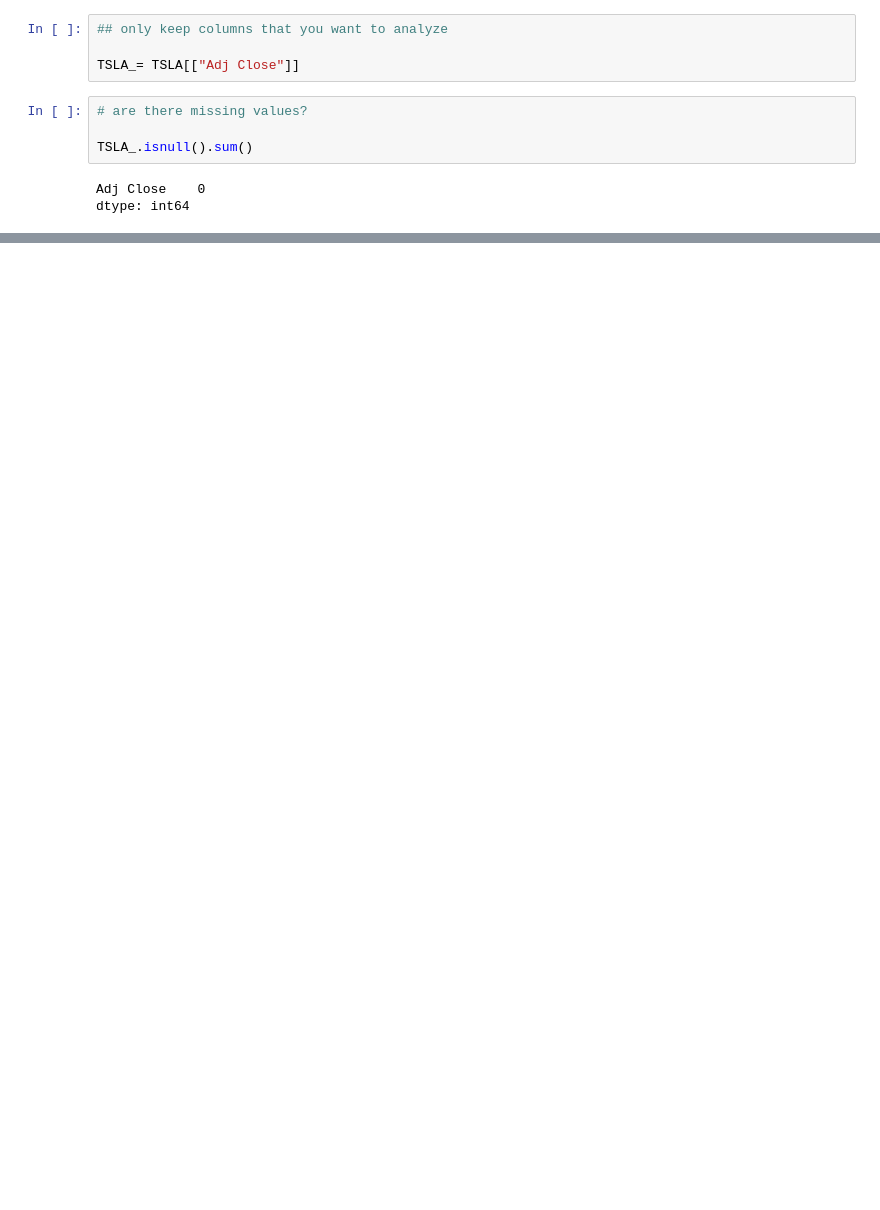
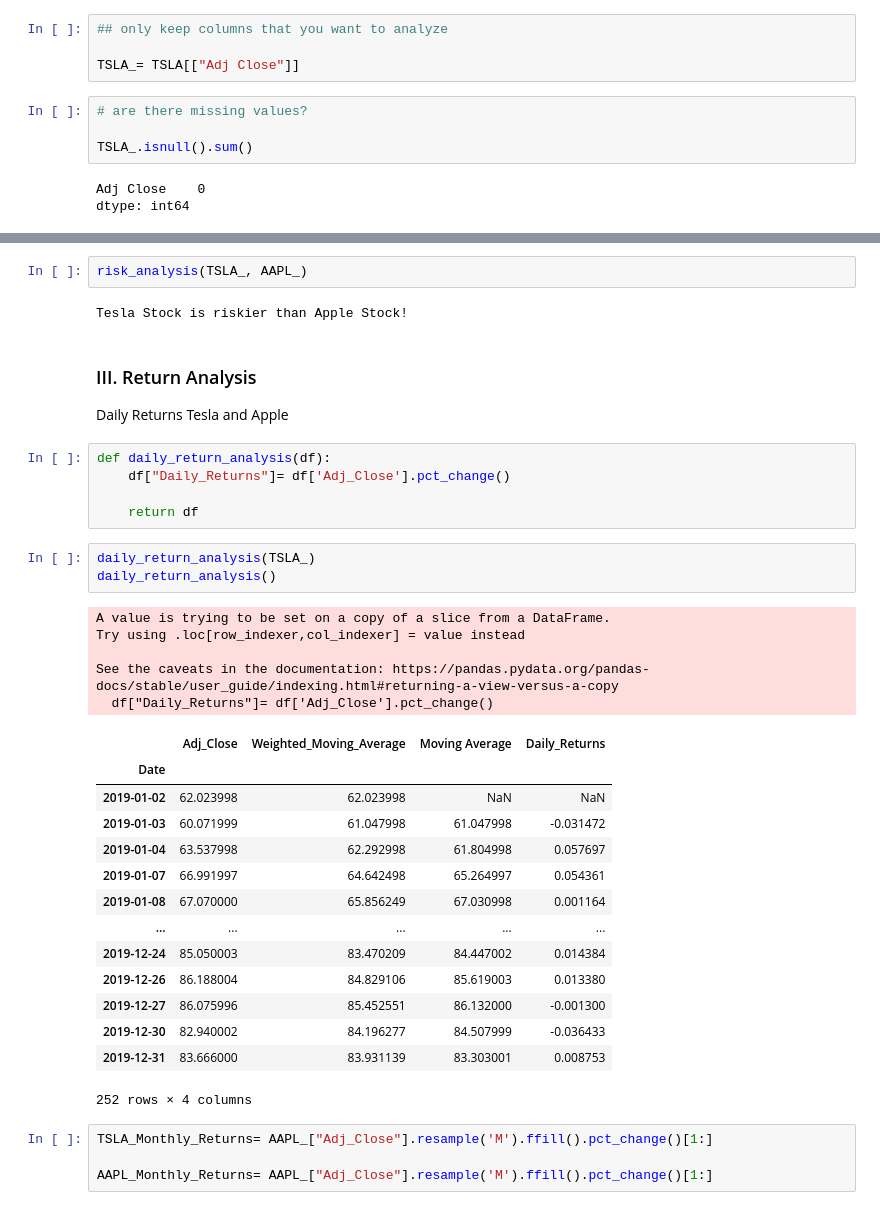
Before and after one commit to sandranachforg/BaruchAIS_Workshop_Series, a Jupyter notebook: BaruchAIS_WorkshopSeries.ipynb, the cells around one changed output, grey strips where cells are left out. Saved outputs shown, nothing was run; the diff lists cells and outputs as text; blank space fills up the shorter version.

```diff
--- a/BaruchAIS_WorkshopSeries.ipynb
+++ b/BaruchAIS_WorkshopSeries.ipynb
@@ -108,0 +231,40 @@ TSLA_.Adj_Close.mean()
+# %%
+risk_analysis(TSLA_, AAPL_)
+# %% [output]
+Tesla Stock is riskier than Apple Stock!
+# %% [markdown]
+### III. Return Analysis
+
+Daily Returns Tesla and Apple
+# %%
+def daily_return_analysis(df):
+    df["Daily_Returns"]= df['Adj_Close'].pct_change()
+
+    return df
+# %%
+daily_return_analysis(TSLA_)
+daily_return_analysis()
+# %% [output]
+A value is trying to be set on a copy of a slice from a DataFrame.
+Try using .loc[row_indexer,col_indexer] = value instead
+
+See the caveats in the documentation: https://pandas.pydata.org/pandas-docs/stable/user_guide/indexing.html#returning-a-view-versus-a-copy
+  df["Daily_Returns"]= df['Adj_Close'].pct_change()
+|  | Adj_Close | Weighted_Moving_Average | Moving Average | Daily_Returns |
+| Date |  |  |  |  |
+| 2019-01-02 | 62.023998 | 62.023998 | NaN | NaN |
+| 2019-01-03 | 60.071999 | 61.047998 | 61.047998 | -0.031472 |
+| 2019-01-04 | 63.537998 | 62.292998 | 61.804998 | 0.057697 |
+| 2019-01-07 | 66.991997 | 64.642498 | 65.264997 | 0.054361 |
+| 2019-01-08 | 67.070000 | 65.856249 | 67.030998 | 0.001164 |
+| ... | ... | ... | ... | ... |
+| 2019-12-24 | 85.050003 | 83.470209 | 84.447002 | 0.014384 |
+| 2019-12-26 | 86.188004 | 84.829106 | 85.619003 | 0.013380 |
+| 2019-12-27 | 86.075996 | 85.452551 | 86.132000 | -0.001300 |
+| 2019-12-30 | 82.940002 | 84.196277 | 84.507999 | -0.036433 |
+| 2019-12-31 | 83.666000 | 83.931139 | 83.303001 | 0.008753 |
+252 rows × 4 columns
+# %%
+TSLA_Monthly_Returns= AAPL_["Adj_Close"].resample('M').ffill().pct_change()[1:]
+
+AAPL_Monthly_Returns= AAPL_["Adj_Close"].resample('M').ffill().pct_change()[1:]
```
Also changed, not shown: parts of 31 cells of this notebook.
